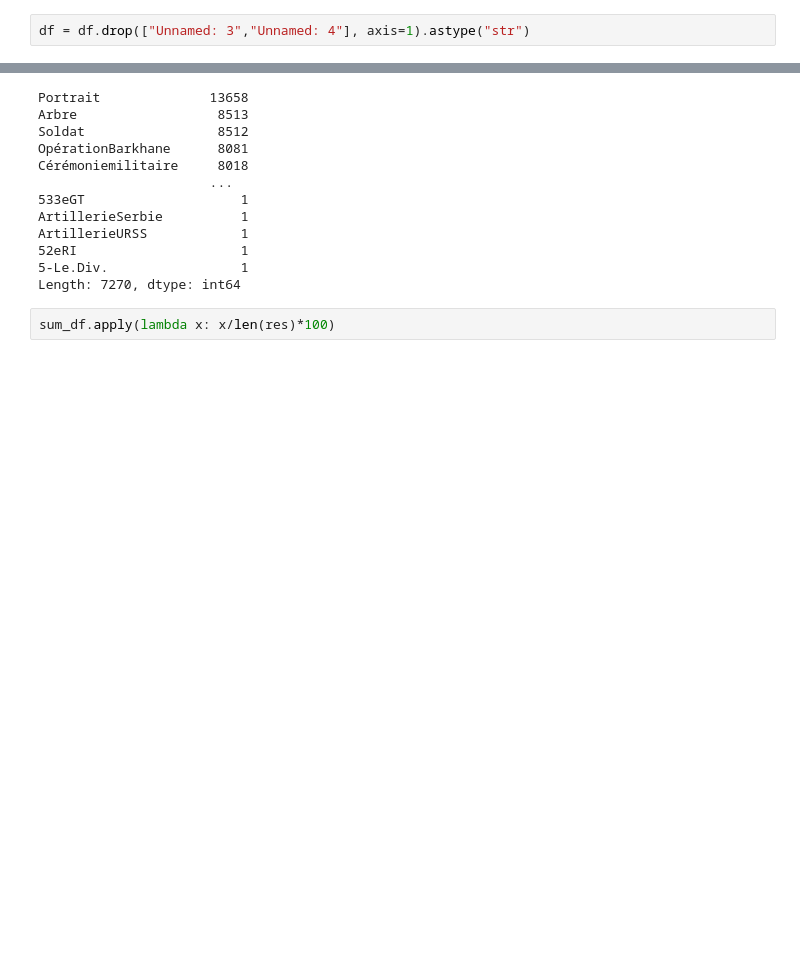
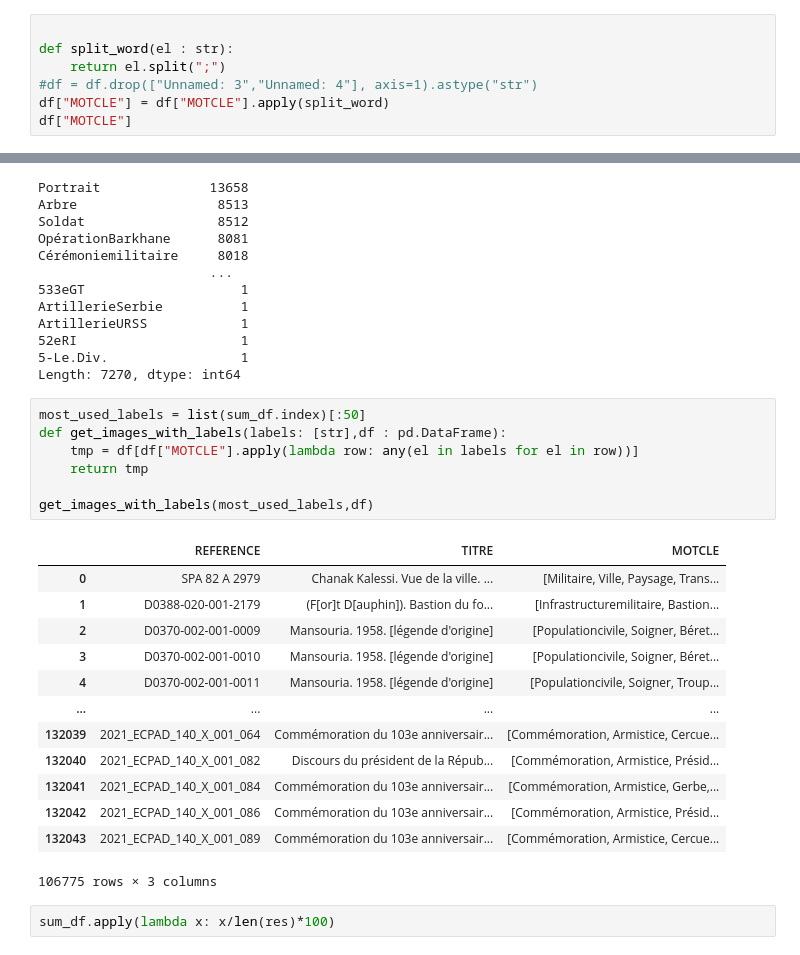
Before and after one commit to TechInTerh/PFEE-VISION, a Jupyter notebook: etude_reference_mot_cle.ipynb, the cells around one changed output, grey strips where cells are left out. Drawn from its saved outputs; the diff is of its cells as text; blank space fills up the shorter version.

Commit message:
Feat: get image with mose used label

```diff
--- a/etude_reference_mot_cle.ipynb
+++ b/etude_reference_mot_cle.ipynb
@@ -30,2 +67,7 @@ dtype: object
 # %%
-df = df.drop(["Unnamed: 3","Unnamed: 4"], axis=1).astype("str")
+
+def split_word(el : str):
+	return el.split(";")
+#df = df.drop(["Unnamed: 3","Unnamed: 4"], axis=1).astype("str")
+df["MOTCLE"] = df["MOTCLE"].apply(split_word)
+df["MOTCLE"]
@@ -115,6 +133,27 @@ ArtillerieURSS            1
 52eRI                     1
 5-Le.Div.                 1
 Length: 7270, dtype: int64
+# %%
+most_used_labels = list(sum_df.index)[:50]
+def get_images_with_labels(labels: [str],df : pd.DataFrame):
+    tmp = df[df["MOTCLE"].apply(lambda row: any(el in labels for el in row))]
+    return tmp
+
+get_images_with_labels(most_used_labels,df)
+# %% [output]
+|  | REFERENCE | TITRE | MOTCLE |
+| 0 | SPA 82 A 2979 | Chanak Kalessi. Vue de la ville. ... | [Militaire, Ville, Paysage, Trans... |
+| 1 | D0388-020-001-2179 | (F[or]t D[auphin]). Bastion du fo... | [Infrastructuremilitaire, Bastion... |
+| 2 | D0370-002-001-0009 | Mansouria. 1958. [légende d'origine] | [Populationcivile, Soigner, Béret... |
+| 3 | D0370-002-001-0010 | Mansouria. 1958. [légende d'origine] | [Populationcivile, Soigner, Béret... |
+| 4 | D0370-002-001-0011 | Mansouria. 1958. [légende d'origine] | [Populationcivile, Soigner, Troup... |
+| ... | ... | ... | ... |
+| 132039 | 2021_ECPAD_140_X_001_064 | Commémoration du 103e anniversair... | [Commémoration, Armistice, Cercue... |
+| 132040 | 2021_ECPAD_140_X_001_082 | Discours du président de la Répub... | [Commémoration, Armistice, Présid... |
+| 132041 | 2021_ECPAD_140_X_001_084 | Commémoration du 103e anniversair... | [Commémoration, Armistice, Gerbe,... |
+| 132042 | 2021_ECPAD_140_X_001_086 | Commémoration du 103e anniversair... | [Commémoration, Armistice, Présid... |
+| 132043 | 2021_ECPAD_140_X_001_089 | Commémoration du 103e anniversair... | [Commémoration, Armistice, Cercue... |
+106775 rows × 3 columns
 # %%
 sum_df.apply(lambda x: x/len(res)*100)
 # %% [output]
```
Also changed, not shown: parts of 5 cells of this notebook.
